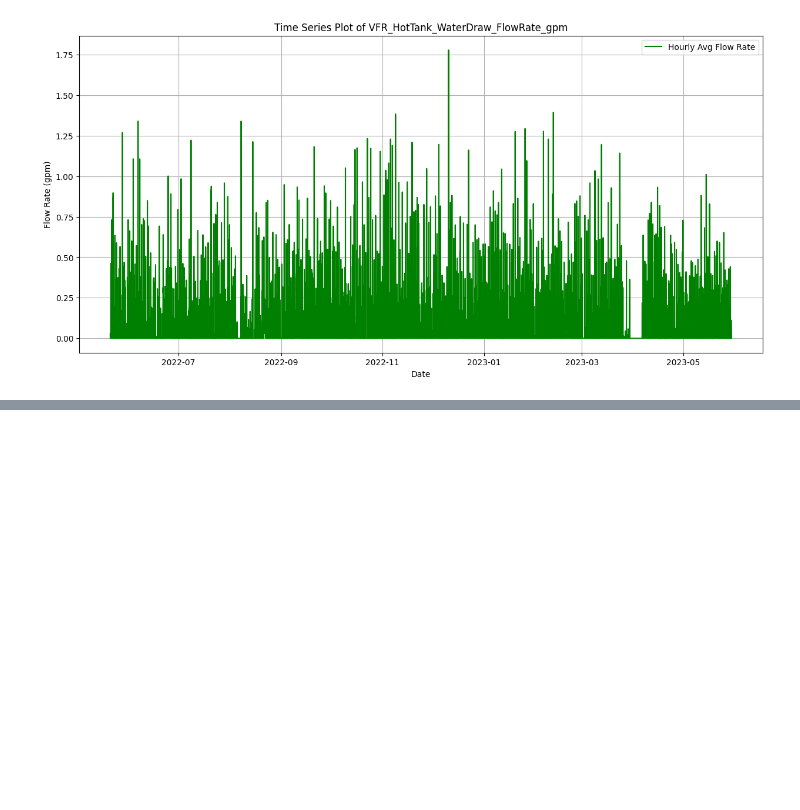
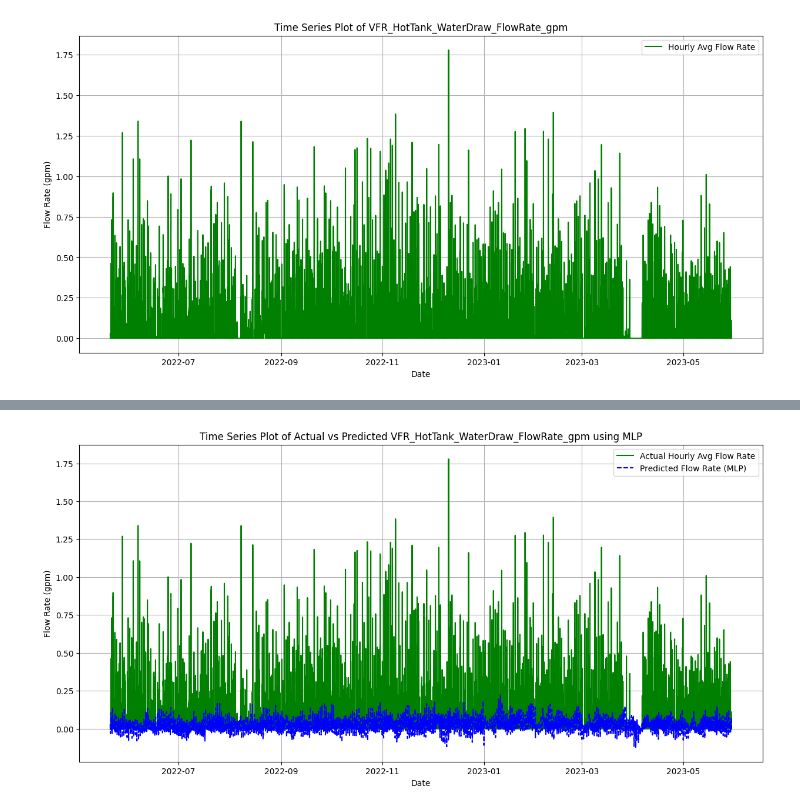
Before and after one commit to JadenFaste/Heidari-Analysis, a Jupyter notebook: Heidari.ipynb, the cells around one changed output, grey strips where cells are left out. Cells and saved outputs as stored; diff of their text form; code cells hidden in the pictures; blank space fills up the shorter version.

```diff
--- a/Heidari.ipynb
+++ b/Heidari.ipynb
@@ -73,0 +76,30 @@ plt.show()
+# %%
+from sklearn.neural_network import MLPRegressor
+
+mlp_regressor = MLPRegressor(hidden_layer_sizes=(100,), activation='relu', solver='adam', alpha=0.0001, batch_size='auto',
+                             learning_rate='constant', learning_rate_init=0.001, power_t=0.5, max_iter=200, shuffle=True,
+                             random_state=42, tol=0.0001, verbose=False, warm_start=False, momentum=0.9,
+                             nesterovs_momentum=True, early_stopping=False, validation_fraction=0.1,
+                             beta_1=0.9, beta_2=0.999, epsilon=1e-08)
+
+# Train the MLP regressor
+mlp_regressor.fit(X_train, y_train)
+
+# Predict on the test set
+y_pred_mlp = mlp_regressor.predict(X_test)
+
+# Add MLP predictions to the hourly data DataFrame for plotting
+hourly_data['MLP_Predicted_FlowRate_gpm'] = mlp_regressor.predict(features)
+
+# Time series plot for actual vs predicted flow rates using MLP
+plt.figure(figsize=(15, 7))
+plt.plot(hourly_data['Date'], hourly_data['VFR_HotTank_WaterDraw_FlowRate_gpm'], label='Actual Hourly Avg Flow Rate', color='green')
+plt.plot(hourly_data['Date'], hourly_data['MLP_Predicted_FlowRate_gpm'], label='Predicted Flow Rate (MLP)', linestyle='--', color='blue')
+plt.title('Time Series Plot of Actual vs Predicted VFR_HotTank_WaterDraw_FlowRate_gpm using MLP')
+plt.xlabel('Date')
+plt.ylabel('Flow Rate (gpm)')
+plt.legend()
+plt.grid(True)
+plt.show()
+# %% [output]
+[figure, added]
```
Also changed, not shown: parts of 3 cells of this notebook.
